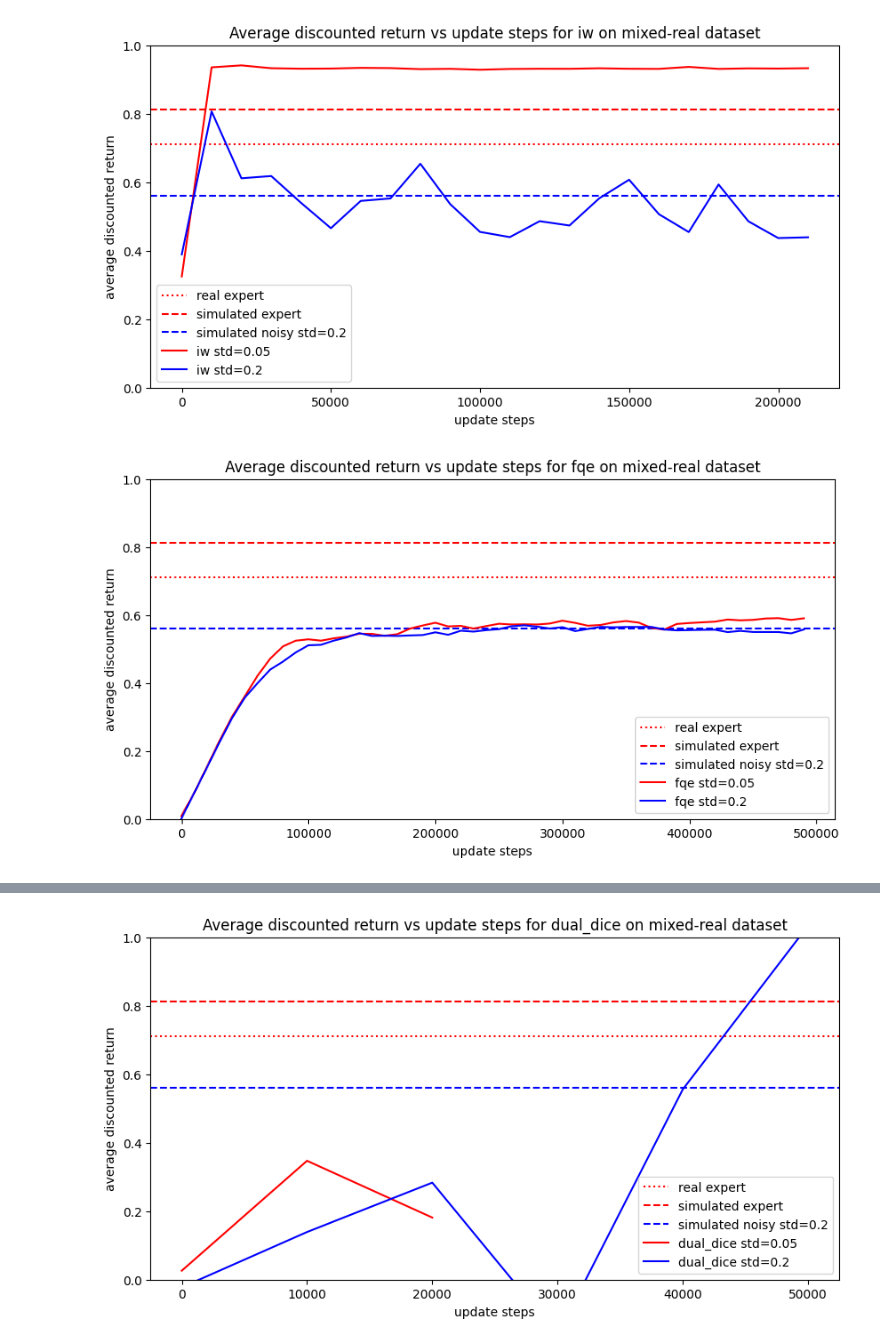
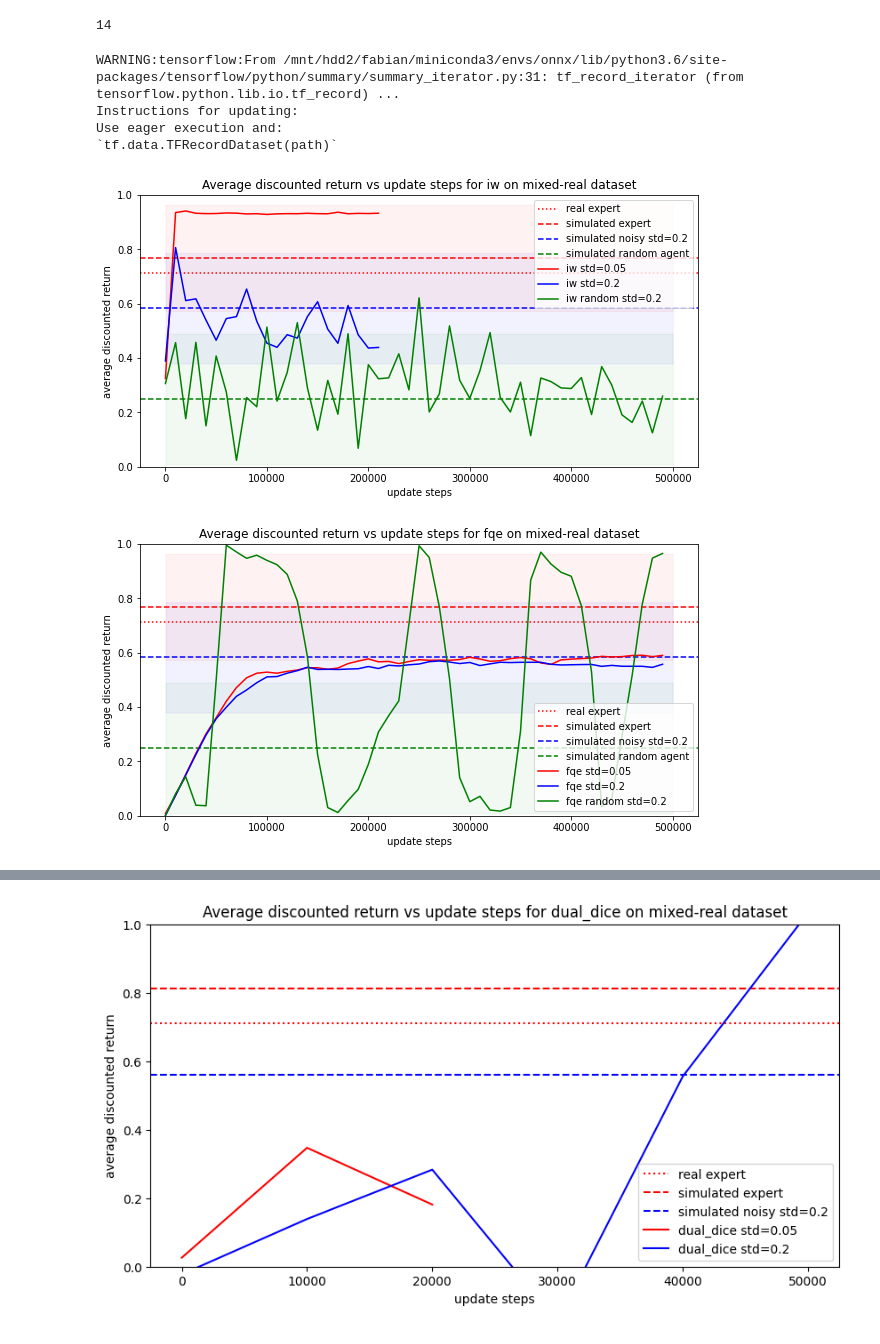
Before and after one commit to HyberionBrew/trifinger_dope, a Jupyter notebook: ws_ope/trifinger_plot_dope.ipynb, the cells around one changed output, grey strips where cells are left out. Drawn from its saved outputs; the diff is of its cells as text; code cells hidden in the pictures.

```diff
--- a/ws_ope/trifinger_plot_dope.ipynb
+++ b/ws_ope/trifinger_plot_dope.ipynb
@@ -73,6 +107,7 @@ with open('data/no_noise.pkl', 'rb') as f:
     ep_stats_no = pkl.load(f)
     infos_no = pkl.load(f)
 # apply discounts to the rewards
-rewards_05 = np.array(rewards_05) * (1 - discount)
-rewards_2 = np.array(rewards_2) * (1 - discount)
-rewards_no = np.array(rewards_no) * (1 - discount)
+rewards_05 = read_mc("data/expert_noisy_0_05_discount_0_995.pkl")# np.array(rewards_05) * (1 - discount)
+rewards_2 = read_mc("data/expert_noisy_0_2_discount_0_995.pkl") #np.array(rewards_2) * (1 - discount)
+rewards_no =  read_mc('data/no_noise_0_995.pkl') #np.array(rewards_no) * (1 - discount)
+rewards_random = read_mc('data/random_noisy_0_2_discount_0_995.pkl')
@@ -145,9 +210,18 @@ data = [
     "algo=dr,env_name=trifinger-cube-push-real-mixed-v0,noise_scale=0.0,seed=0,std=0.05,target_policy_noisy=False,time=2023-07-05-11-39-21,trifinger_policy_class=trifinger_rl_example.example.TorchPushPolicy",
     "algo=dr,env_name=trifinger-cube-push-real-mixed-v0,noise_scale=0.0,seed=0,std=0.2,target_policy_noisy=True,time=2023-07-05-12-01-28,trifinger_policy_class=trifinger_rl_example.example.TorchPushPolicy",
     "algo=dual_dice,env_name=trifinger-cube-push-real-mixed-v0,noise_scale=0.0,seed=0,std=0.05,target_policy_noisy=False,time=2023-07-05-23-33-46,trifinger_policy_class=trifinger_rl_example.example.TorchPushPolicy",
-    "algo=dual_dice,env_name=trifinger-cube-push-real-mixed-v0,noise_scale=0.0,seed=0,std=0.2,target_policy_noisy=True,time=2023-07-05-23-47-56,trifinger_policy_class=trifinger_rl_example.example.TorchPushPolicy"
-
+    "algo=dual_dice,env_name=trifinger-cube-push-real-mixed-v0,noise_scale=0.0,seed=0,std=0.2,target_policy_noisy=True,time=2023-07-05-23-47-56,trifinger_policy_class=trifinger_rl_example.example.TorchPushPolicy",
+    # "algo=mb,env_name=trifinger-cube-push-real-mixed-v0,noise_scale=0.0,seed=0,std=0.05,target_policy_noisy=False,time=2023-08-01-12-11-37,trifinger_policy_class=trifinger_rl_example.example.TorchRandomPolicy",
+    "algo=mb,env_name=trifinger-cube-push-real-mixed-v0,noise_scale=0.0,seed=0,std=0.2,target_policy_noisy=True,time=2023-08-01-14-49-17,trifinger_policy_class=trifinger_rl_example.example.TorchRandomPolicy",
+    # "algo=fqe,env_name=trifinger-cube-push-real-mixed-v0,noise_scale=0.0,seed=0,std=0.05,target_policy_noisy=False,time=2023-08-01-17-34-38,trifinger_policy_class=trifinger_rl_example.example.TorchRandomPolicy",
+    "algo=fqe,env_name=trifinger-cube-push-real-mixed-v0,noise_scale=0.0,seed=0,std=0.2,target_policy_noisy=True,time=2023-08-01-19-41-12,trifinger_policy_class=trifinger_rl_example.example.TorchRandomPolicy",
+    "algo=iw,env_name=trifinger-cube-push-real-mixed-v0,noise_scale=0.0,seed=0,std=0.2,target_policy_noisy=False,time=2023-08-02-07-49-17,trifinger_policy_class=trifinger_rl_example.example.TorchRandomPolicy",
+    "algo=dr,env_name=trifinger-cube-push-real-mixed-v0,noise_scale=0.0,seed=0,std=0.2,target_policy_noisy=True,time=2023-08-03-07-03-49,trifinger_policy_class=trifinger_rl_example.example.TorchRandomPolicy",
 ]
+# %%
+print(len(data))
+# %% [output]
+14
 # %%
 # find the tf events files in the path logdir/benchmark3/FOLDER where FOLDER is in the list data
 logdir = "logdir/benchmark3"
@@ -164,18 +238,43 @@ for file in data_file:
             if v.tag == 'train/pred returns':
                 returns.append(struct.unpack('f', v.tensor.tensor_content)[0])
     all_returns.append(returns)
+# %% [output]
+WARNING:tensorflow:From /mnt/hdd2/fabian/miniconda3/envs/onnx/lib/python3.6/site-packages/tensorflow/python/summary/summary_iterator.py:31: tf_record_iterator (from tensorflow.python.lib.io.tf_record) ...
+Instructions for updating:
+Use eager execution and:
+`tf.data.TFRecordDataset(path)`
 # %%
 # plot all retunrs [0] and [1]
-def plot_vs(returns_05, returns_2, algo, c1= 'r', c2='b'):
+def plot_vs(returns_05, returns_2,returns_random, algo, c1= 'r', c2='b', c3='g', alpha=0.05):
     #plt.figure(figsize=(10, 5))
     # if the colors are not r and b then dont plot the lines
     if c1 == 'r' or c2 == 'b':
         plt.axhline(y=np.mean(expert_return), color=c1, linestyle=':', label='real expert')
         plt.axhline(y=np.mean(rewards_no), color=c1, linestyle='--', label='simulated expert')
         plt.axhline(y=np.mean(rewards_2), color=c2, linestyle='--', label='simulated noisy std=0.2')
+        plt.axhline(y=np.mean(rewards_random), color=c3, linestyle='--', label='simulated random agent')
+
+        plt.fill_between(np.arange(len(returns_random)*10_000),
+                    np.mean(rewards_no, axis=0) - np.std(rewards_no, axis=0),
+                    np.mean(rewards_no, axis=0) + np.std(rewards_no, axis=0),
+                    alpha=alpha, color=c1)
+
+        plt.fill_between(np.arange(len(returns_random)*10_000),
+                            np.mean(rewards_2, axis=0) - np.std(rewards_2, axis=0),
+                            np.mean(rewards_2, axis=0) + np.std(rewards_2, axis=0),
+                            alpha = alpha, color=c2)
+
+        plt.fill_between(np.arange(len(returns_random)*10_000),
+                            np.mean(rewards_random, axis=0) - np.std(rewards_random, axis=0),
+                            np.mean(rewards_random, axis=0) + np.std(rewards_random, axis=0),
+                            alpha = alpha, color=c3)
+
+
+
 
     plt.plot(np.arange(len(returns_05))*10_000,returns_05, '-', color= c1, label=f"{algo} std=0.05")
     plt.plot(np.arange(len(returns_2))*10_000, returns_2, '-', color= c2, label=f"{algo} std=0.2")
+    plt.plot(np.arange(len(returns_random))*10_000, returns_random, '-', color= c3, label=f"{algo} random std=0.2")
     # add legend
     plt.legend()
     # fix y axis to be 0 to 1
@@ -186,13 +285,13 @@ def plot_vs(returns_05, returns_2, algo, c1= 'r', c2='b'):
     plt.title(f"Average discounted return vs update steps for {algo} on mixed-real dataset")
 # %%
 plt.figure(figsize=(10, 5))
-plot_vs(all_returns[0], all_returns[1], "iw")
+plot_vs(all_returns[0], all_returns[1],all_returns[12], "iw")
 # %% [output]
-[figure, old version]
+[figure, new version]
 # %%
 plt.figure(figsize=(10, 5))
-plot_vs(all_returns[2], all_returns[3], "fqe")
+plot_vs(all_returns[2], all_returns[3], all_returns[11], "fqe")
 # %% [output]
-[figure, old version]
+[figure, new version]
 # %%
 plt.figure(figsize=(10, 5))
```
Also changed, not shown: parts of 11 cells of this notebook, 8 other files.
